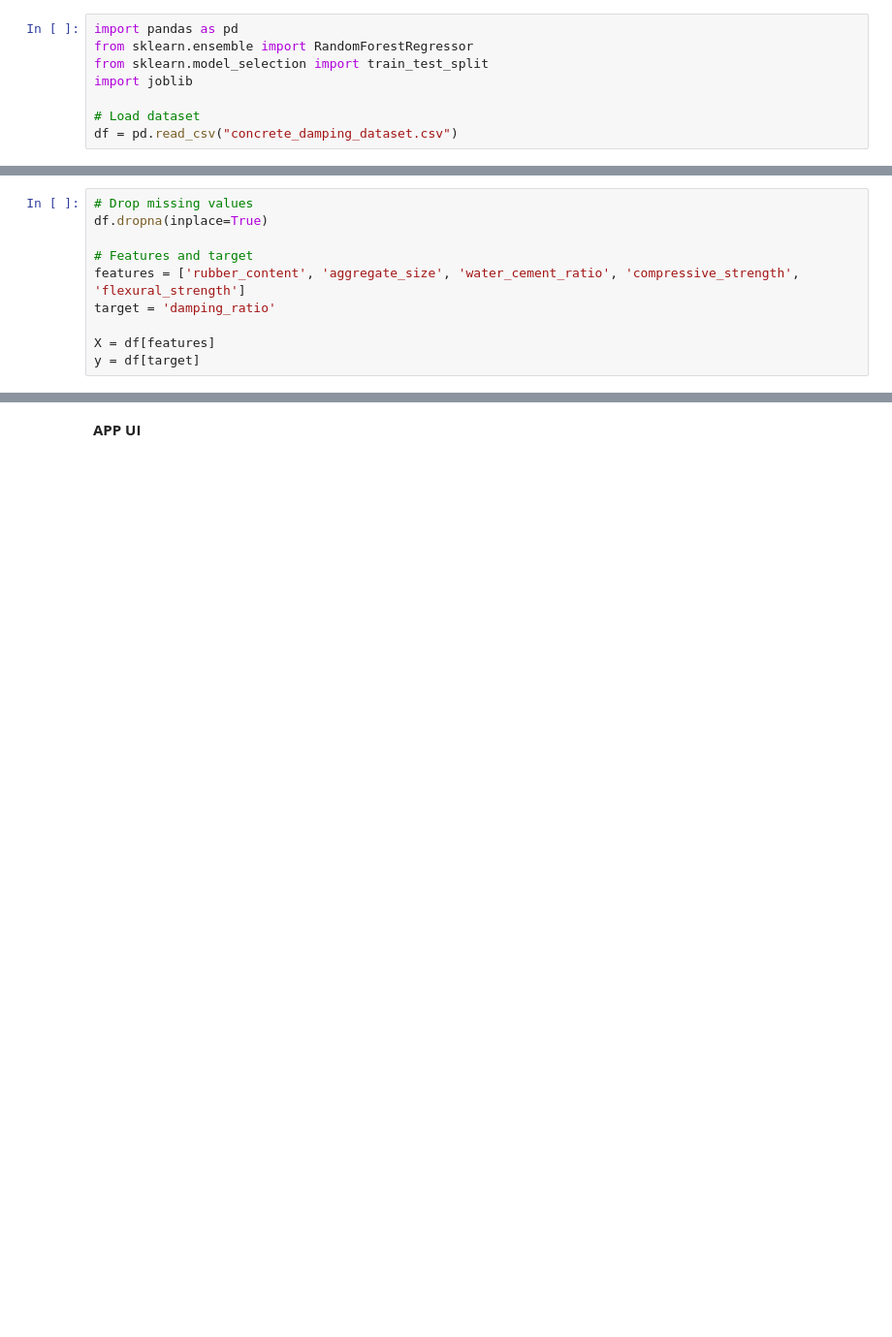
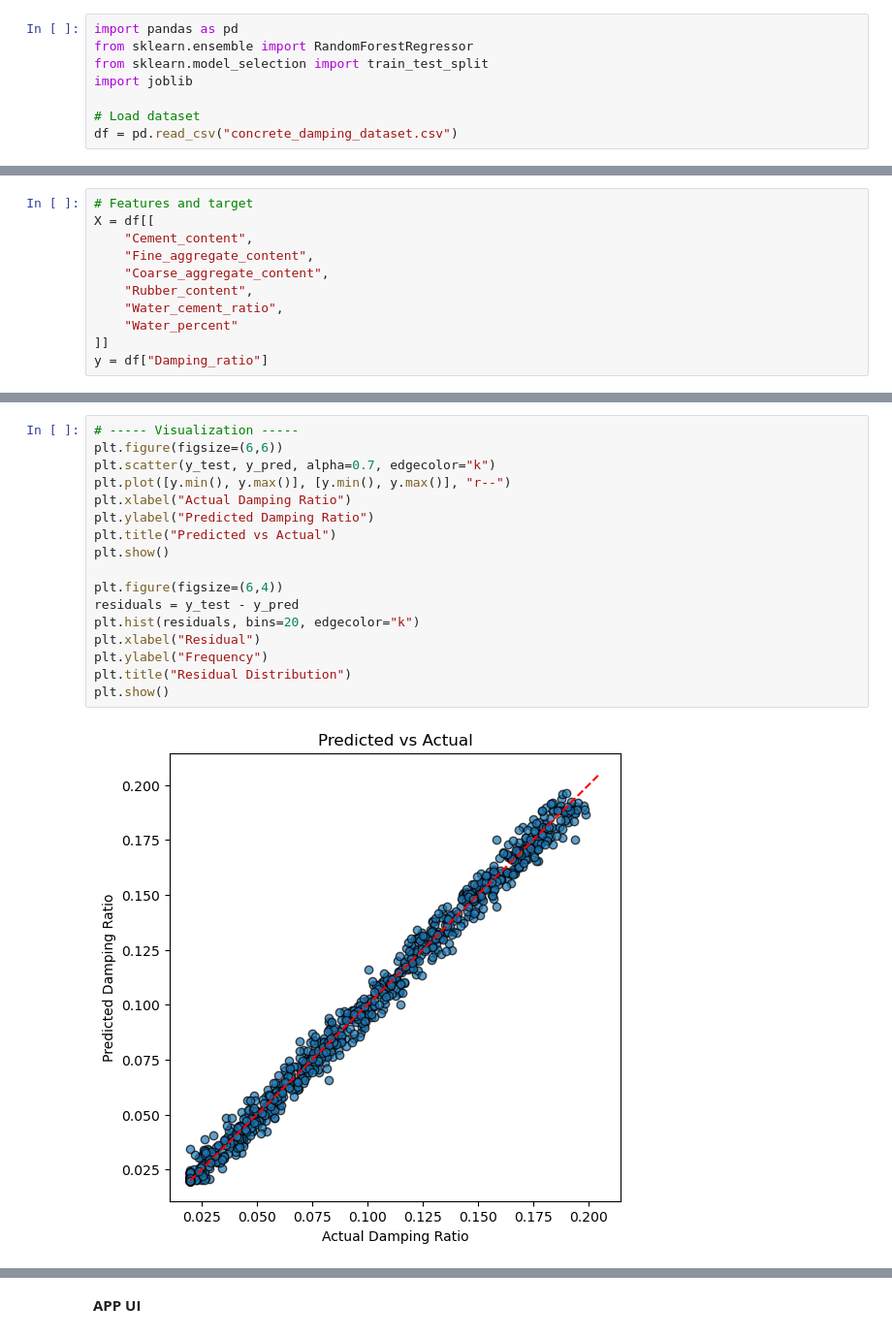
Before and after one commit to ayatullah-hanif/ai-damp_ratio_predictor, a Jupyter notebook: Damp_ratio_prediction.ipynb, the cells around one changed output, grey strips where cells are left out. Shown at 97% size. Saved outputs shown, nothing was run; the diff lists cells and outputs as text; blank space fills up the shorter version.

```diff
--- a/Damp_ratio_prediction.ipynb
+++ b/Damp_ratio_prediction.ipynb
@@ -9,11 +13,12 @@ df = pd.read_csv("concrete_damping_dataset.csv")
 # %%
-# Drop missing values
-df.dropna(inplace=True)
-
 # Features and target
-features = ['rubber_content', 'aggregate_size', 'water_cement_ratio', 'compressive_strength', 'flexural_strength']
-target = 'damping_ratio'
-
-X = df[features]
-y = df[target]
+X = df[[
+    "Cement_content",
+    "Fine_aggregate_content",
+    "Coarse_aggregate_content",
+    "Rubber_content",
+    "Water_cement_ratio",
+    "Water_percent"
+]]
+y = df["Damping_ratio"]
 # %%
@@ -31,0 +65,19 @@ print("✅ Model trained and saved as 'damping_model.pkl'")
+# %%
+# ----- Visualization -----
+plt.figure(figsize=(6,6))
+plt.scatter(y_test, y_pred, alpha=0.7, edgecolor="k")
+plt.plot([y.min(), y.max()], [y.min(), y.max()], "r--")
+plt.xlabel("Actual Damping Ratio")
+plt.ylabel("Predicted Damping Ratio")
+plt.title("Predicted vs Actual")
+plt.show()
+
+plt.figure(figsize=(6,4))
+residuals = y_test - y_pred
+plt.hist(residuals, bins=20, edgecolor="k")
+plt.xlabel("Residual")
+plt.ylabel("Frequency")
+plt.title("Residual Distribution")
+plt.show()
+# %% [output]
+[figure, added]
```
Also changed, not shown: parts of 4 cells of this notebook, 3 other files.
